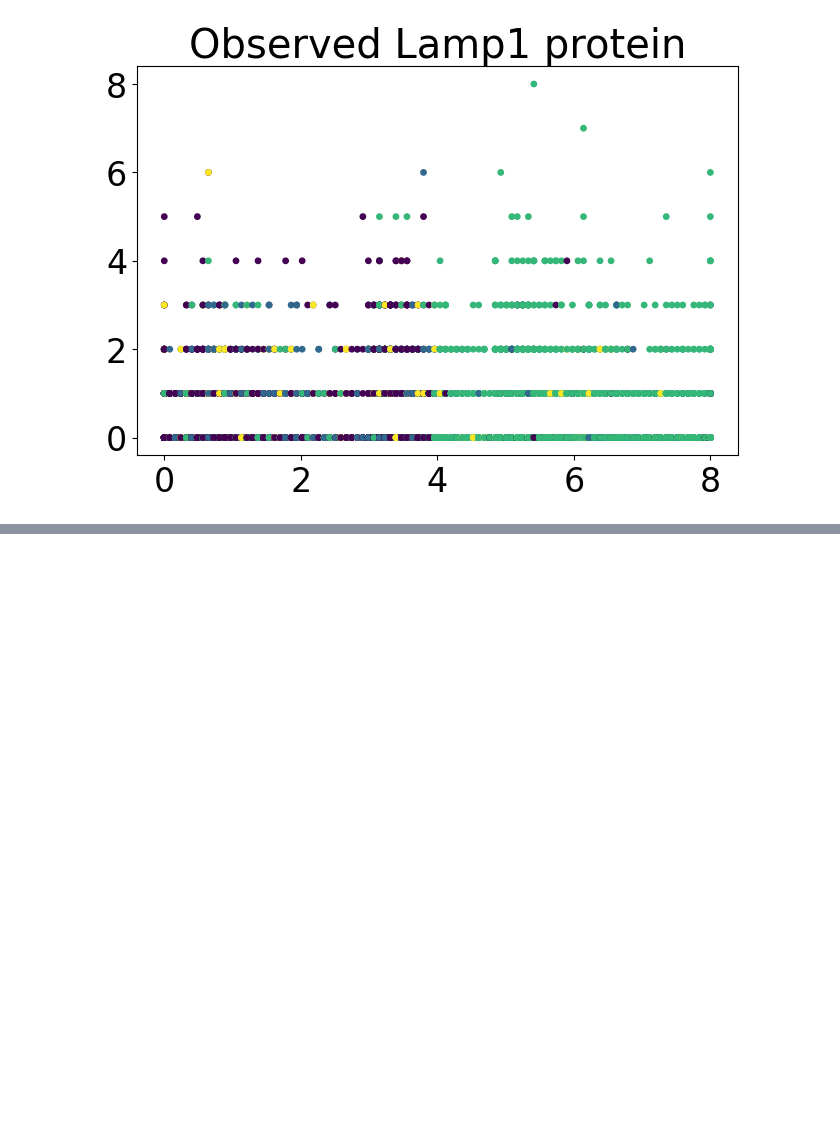
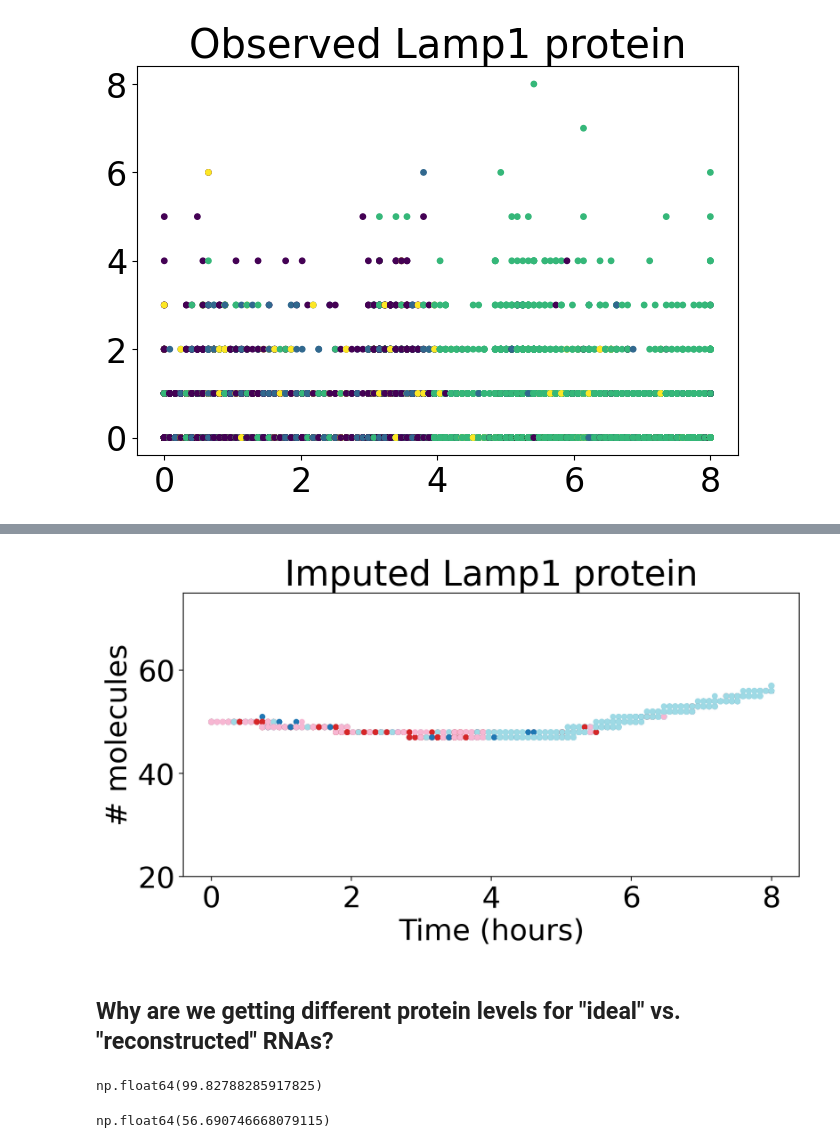
Before and after one commit to reliscu/chronocell_janssens_2025_preprint, a Jupyter notebook: 09_impute_protein_ideal.ipynb, the cells around one changed output, grey strips where cells are left out. Cells and saved outputs as stored; diff of their text form; code cells hidden in the pictures; blank space fills up the shorter version.

```diff
--- a/09_impute_protein_ideal.ipynb
+++ b/09_impute_protein_ideal.ipynb
@@ -294,0 +296,21 @@ dtype: float64
+# %%
+fig, ax = plt.subplots(figsize=(8, 4.5), dpi=200)
+ax.scatter(t_per_cell, expr_ADT_imputed_ordered[gene], c=codes, cmap=cmap, s=15, alpha=1)
+
+handles = [
+    Line2D([0], [0], marker='o', linestyle='None',
+           markerfacecolor=cmap(i), markeredgecolor='none',
+           markersize=20, label=str(lbl))
+    for i, lbl in enumerate(labels)
+]
+
+ax.set_title(f"Imputed {gene} protein")
+ax.set_xlabel("Time (hours)")
+ax.set_ylabel("# molecules")
+
+ax.set_ylim(20, 75)
+plt.show()
+# %% [output]
+[figure, added]
+# %% [markdown]
+## Why are we getting different protein levels for "ideal" vs. "reconstructed" RNAs?
@@ -294,0 +339,54 @@ dtype: float64
+# %%
+# Choose last time point (since we have full trajectory)
+
+Y = Y_fwd
+Q_max_idx = -1
+y0 = Y[0] # Steady-state RNA abundance (RNA at start of first interval)
+ss_rate = transl_rate / deg_rate # Definition of steady-state protein production rate
+p0 = ss_rate * y0 # Protein at start of first interval
+p_old = p0 * np.exp(-deg_rate * t[Q_max_idx]) # Protein from start of first interval that survived per cell
+
+dt = np.concatenate([np.diff(t), [0.0]])
+X_bw_clean = np.where(Y < 0, 0, Y) # clean -1 placeholders (X_bw was populated with '-1' for time points after the cell was observed)
+X_bw_dt = Y * dt # Multiply each timepoint's RNA by its corresponding time step size (Riemann approximation)
+
+# Protein produced over start of trajectory to the time a cell was sampled
+t_reshape = t.reshape((-1, 1))
+t_diff = t_reshape.T - t_reshape
+t_diff = t_diff[:, Q_max_idx] # Each column contains time steps up to cell's observed time
+mask = (t_diff > 0)
+decay_matrix = np.exp(-np.maximum(t_diff, 0) * deg_rate)
+decay_matrix = np.where(mask, decay_matrix, 0) # decay_matrix[i, m]: decay factor for protein at t[m] from RNA available at t[i] in cell m
+
+p_new = (decay_matrix * X_bw_dt.T).sum(axis=0) # Integrate protein counts from each interval
+P = p_old + p_new # Protein abundance in each cell = pre-existing protein + newly synthesized protein
+
+P
+# %% [output]
+np.float64(99.82788285917825)
+# %%
+Y = Y_bw
+Q_max_idx = -1
+y0 = Y[0] # Steady-state RNA abundance (RNA at start of first interval)
+ss_rate = transl_rate / deg_rate # Definition of steady-state protein production rate
+p0 = ss_rate * y0 # Protein at start of first interval
+p_old = p0 * np.exp(-deg_rate * t[Q_max_idx]) # Protein from start of first interval that survived per cell
+
+dt = np.concatenate([np.diff(t), [0.0]])
+X_bw_clean = np.where(Y < 0, 0, Y) # clean -1 placeholders (X_bw was populated with '-1' for time points after the cell was observed)
+X_bw_dt = Y * dt # Multiply each timepoint's RNA by its corresponding time step size (Riemann approximation)
+
+# Protein produced over start of trajectory to the time a cell was sampled
+t_reshape = t.reshape((-1, 1))
+t_diff = t_reshape.T - t_reshape
+t_diff = t_diff[:, Q_max_idx] # Each column contains time steps up to cell's observed time
+mask = (t_diff > 0)
+decay_matrix = np.exp(-np.maximum(t_diff, 0) * deg_rate)
+decay_matrix = np.where(mask, decay_matrix, 0) # decay_matrix[i, m]: decay factor for protein at t[m] from RNA available at t[i] in cell m
+
+p_new = (decay_matrix * X_bw_dt.T).sum(axis=0) # Integrate protein counts from each interval
+P = p_old + p_new # Protein abundance in each cell = pre-existing protein + newly synthesized protein
+
+P
+# %% [output]
+np.float64(56.690746668079115)
```
Also changed, not shown: parts of 19 cells of this notebook, 3 other files.
